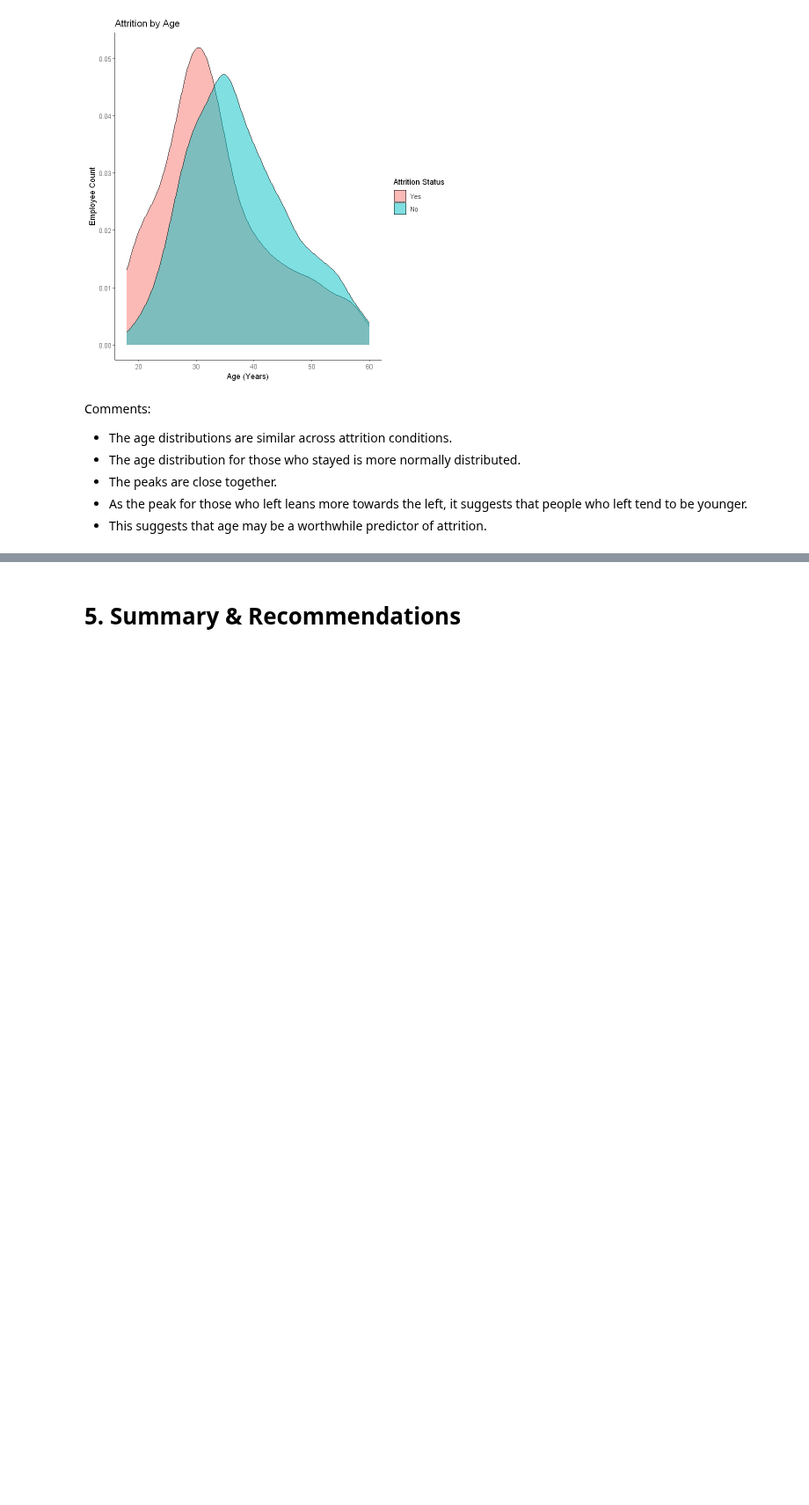
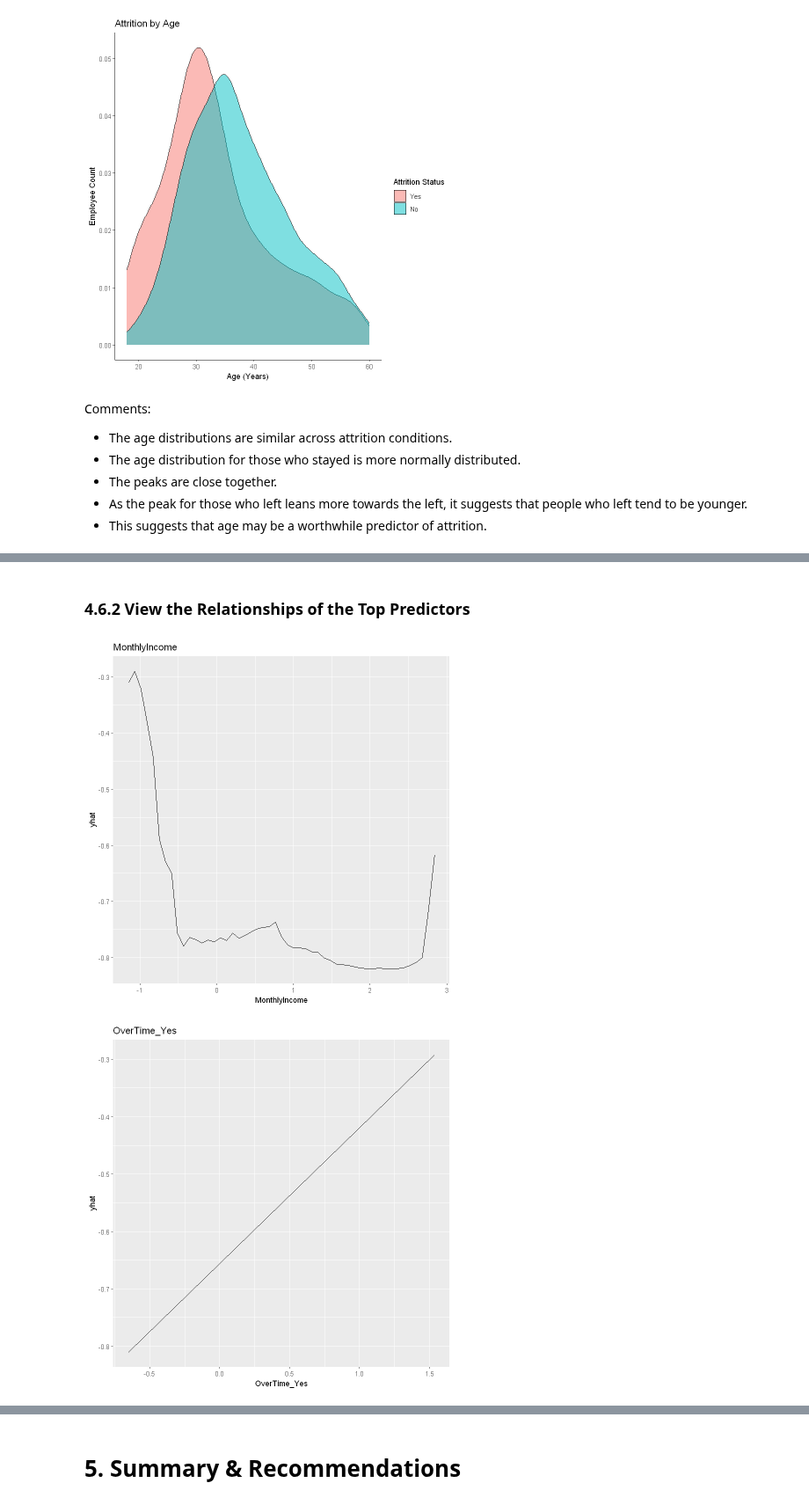
Before and after one commit to svarong-port/data-analytics-projects, a Jupyter notebook: ibm_hr_employee_attrition/hr_employee_attrition_code.ipynb, the cells around one changed output, grey strips where cells are left out. Shown at 88% size. Drawn from its saved outputs; the diff is of its cells as text; code cells hidden in the pictures; blank space fills up the shorter version.

```diff
--- a/ibm_hr_employee_attrition/hr_employee_attrition_code.ipynb
+++ b/ibm_hr_employee_attrition/hr_employee_attrition_code.ipynb
@@ -674,0 +1206,24 @@ Comments:
+# %% [markdown]
+### 4.6.2 View the Relationships of the Top Predictors
+# %%
+# Create a vector of 5 most important predictors
+important_predictors <- c("MonthlyIncome",
+                          "OverTime_Yes",
+                          "Age",
+                          "YearsWithCurrManager",
+                          "EnvironmentSatisfaction")
+
+# For-loop through the vector
+for (predictor in important_predictors) {
+
+  ## Plot the relationship between predictor and attrition
+  pd <- partial(rf_final_model_1$fit,
+                pred.var = predictor,
+                train = juice(prep(rf_rec)))
+
+  ## Print plot
+  print(autoplot(pd) + ggtitle(predictor))
+}
+# %% [output]
+[figure, added]
+[figure, added]
```
Also changed, not shown: parts of 74 cells of this notebook.
